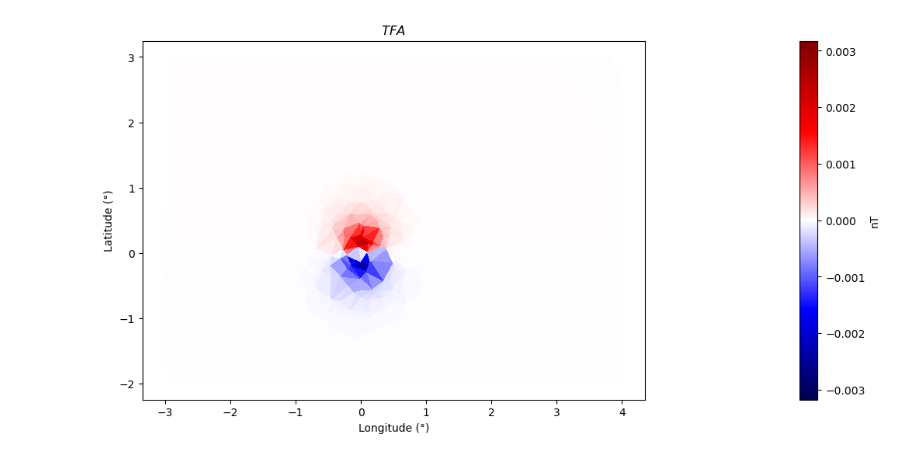
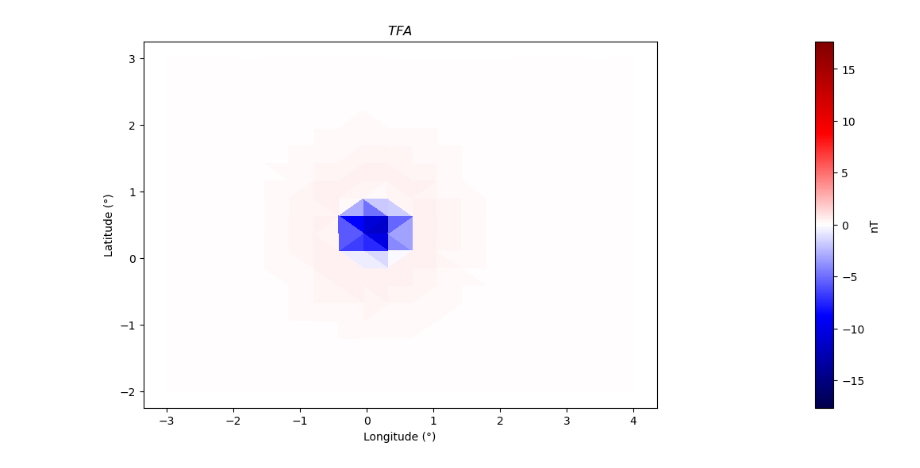
Before and after one commit to compgeolab/eqs-magnetic-spherical, a Jupyter notebook: code/first-inversion.ipynb, the cells around one changed output. Cells and saved outputs as stored; diff of their text form; code cells hidden in the pictures.

```diff
--- a/code/first-inversion.ipynb
+++ b/code/first-inversion.ipynb
@@ -12,9 +12,9 @@ TESLA_TO_NANOTESLA = 1e9
 
 ellipsoid = bl.WGS84
 
-coordinates = vd.scatter_points(
+coordinates = vd.grid_coordinates(
     region=(-3, 4, -2, 3),
-    size = 1600,
+   shape=(20,20),
     extra_coords=ellipsoid.mean_radius,
 )
 
@@ -23,30 +23,31 @@ longitude, sph_latitude, radius_obs = tuple(c.ravel() for c in coordinates)
 magnetic_moments = (
     np.full((1, 1), 0.0e9),
     np.full((1, 1), 0.0e9),
-    np.full((1, 1), 1.0e9)
+    np.full((1, 1), 1.0e13)
 )
 
-dipoles = vd.grid_coordinates(
-    region=(0, 0,0, 0),
-    shape=(1,1),
-    extra_coords=ellipsoid.mean_radius-3e4,
+dipoles = vd.scatter_points(
+    region=(-1, 1,-1, 1),
+    size= 1,
+    extra_coords=ellipsoid.mean_radius-4e4,
+    random_state=0
 )
 # %%
 b_long, b_colat, b_radius = sph.foward_modeling_spherical(coordinates, dipoles, magnetic_moments)
 
-observed_data = hm.total_field_anomaly((b_long, -b_colat, b_radius), inclination=0, declination=0)
+observed_data = hm.total_field_anomaly((b_long, -b_colat, b_radius), inclination=90, declination=90)
 
 scale = vd.maxabs(observed_data)
 
 plt.figure(figsize=(15, 6))
 plt.tripcolor(longitude, sph_latitude, observed_data, cmap="seismic", vmin=-scale, vmax=scale)
 plt.colorbar(label='nT')
 plt.title('$TFA$')
 plt.xlabel('Longitude (°)')
 plt.ylabel('Latitude (°)')
 plt.axis("scaled")
 
 plt.show()
 # %% [output]
-[figure, old version]
+[figure, new version]
 # %%
```
Also changed, not shown: parts of 14 cells of this notebook, 1 other file.
